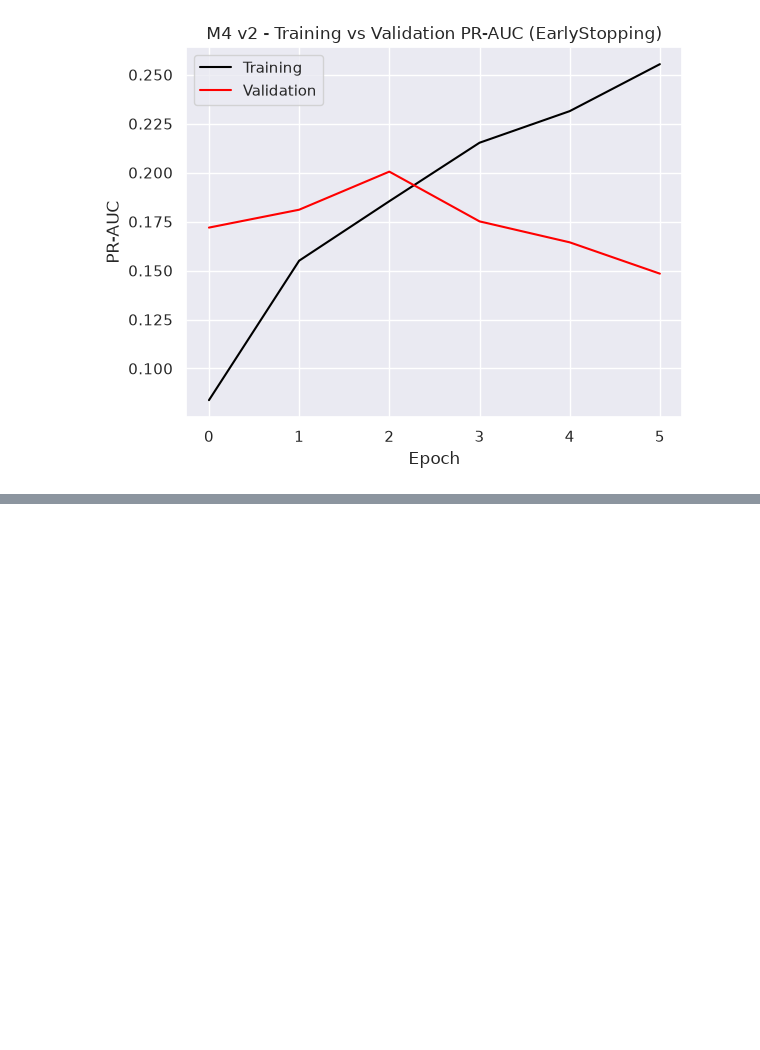
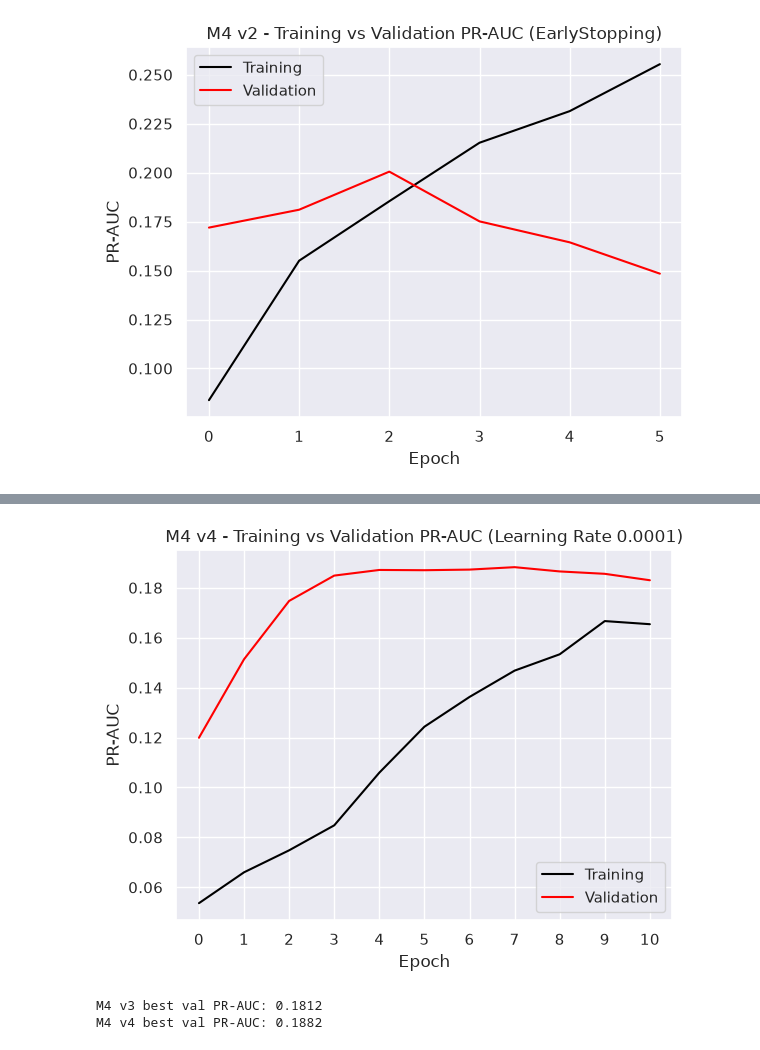
Before and after one commit to fundaBa/IntegratedCA1, a Jupyter notebook: Advanced Data Analysis.ipynb, the cells around one changed output, grey strips where cells are left out. Drawn from its saved outputs; the diff is of its cells as text; code cells hidden in the pictures; blank space fills up the shorter version.

```diff
--- a/Advanced Data Analysis.ipynb
+++ b/Advanced Data Analysis.ipynb
@@ -974,0 +1114,32 @@ plt.show()
+# %%
+# M4 v4 - same as v3 (no category, EarlyStopping) with lower learning rate
+from tensorflow.keras.optimizers import Adam
+
+comment_input = Input(shape=(COMMENT_MAX_LEN,), name='comment_text')
+c = Embedding(input_dim=VOCAB_SIZE, output_dim=32)(comment_input)
+c = GlobalAveragePooling1D()(c)
+
+video_input = Input(shape=(VIDEO_MAX_LEN,), name='video_text')
+v = Embedding(input_dim=VOCAB_SIZE, output_dim=32)(video_input)
+v = GlobalAveragePooling1D()(v)
+
+time_input = Input(shape=(X_train_time.shape[1],), name='time')
+
+merged = Concatenate()([c, v, time_input])
+merged = Dropout(0.5)(merged)
+merged = Dense(16, activation='relu')(merged)
+output = Dense(1, activation='sigmoid')(merged)
+
+model_m4_v4 = Model(inputs=[comment_input, video_input, time_input], outputs=output)
+model_m4_v4.compile(optimizer=Adam(learning_rate=0.0001),          # default is 0.001
+                    loss='binary_crossentropy',
+                    metrics=[AUC(curve='PR', name='pr_auc'), Precision(name='precision'), Recall(name='recall')])
+
+history_m4_v4 = model_m4_v4.fit([X_train_comment, X_train_video, X_train_time], y_train,
+                                validation_data=([X_val_comment, X_val_video, X_val_time], y_val),
+                                epochs=30, batch_size=256,
+                                class_weight=class_weight, callbacks=[early_stop], verbose=2)
+
+scores = model_m4_v4.evaluate([X_test_comment, X_test_video, X_test_time], y_test, return_dict=True)
+for name, value in scores.items():
+    print(f"{name}: {value:.4f}")
@@ -974,0 +1164,17 @@ plt.show()
+# %%
+plt.plot(history_m4_v4.history['pr_auc'], color="black", label="Training")
+plt.plot(history_m4_v4.history['val_pr_auc'], color="red", label="Validation")
+plt.ylabel("PR-AUC")
+plt.xlabel("Epoch")
+plt.title("M4 v4 - Training vs Validation PR-AUC (Learning Rate 0.0001)")
+plt.xticks(range(len(history_m4_v4.history['pr_auc'])))
+plt.legend()
+plt.show()
+# %% [output]
+[figure, added]
+# %%
+print("M4 v3 best val PR-AUC:", round(max(history_m4_v3.history['val_pr_auc']), 4))
+print("M4 v4 best val PR-AUC:", round(max(history_m4_v4.history['val_pr_auc']), 4))
+# %% [output]
+M4 v3 best val PR-AUC: 0.1812
+M4 v4 best val PR-AUC: 0.1882
```
Also changed, not shown: parts of 21 cells of this notebook.
